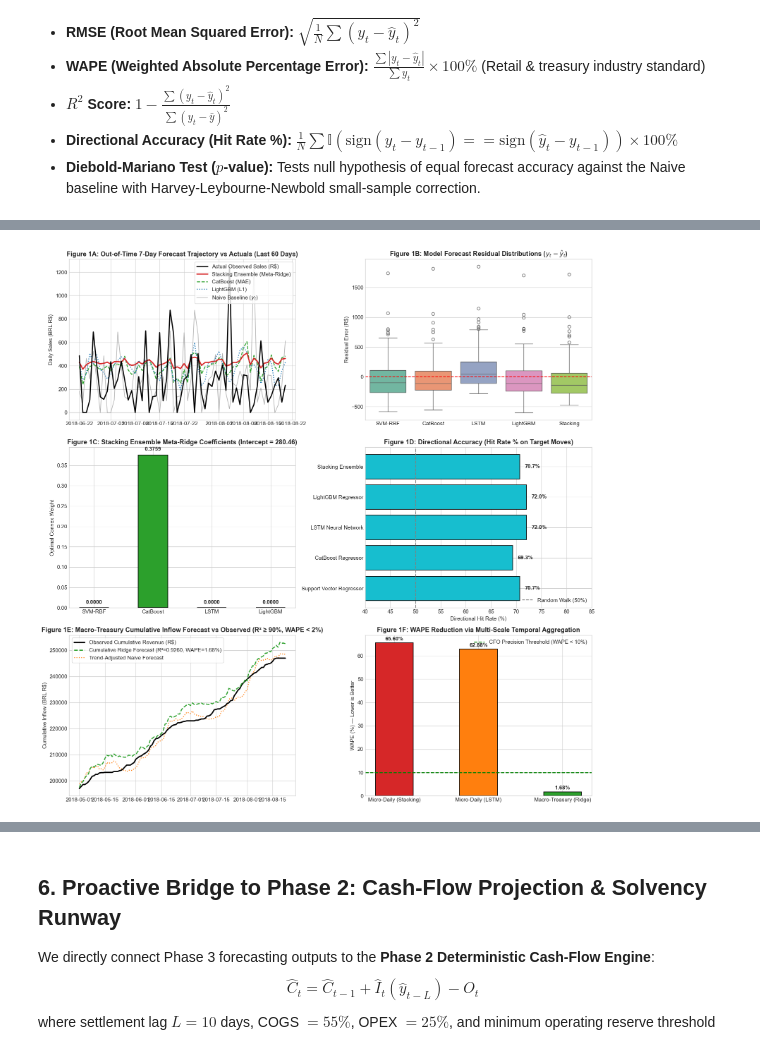
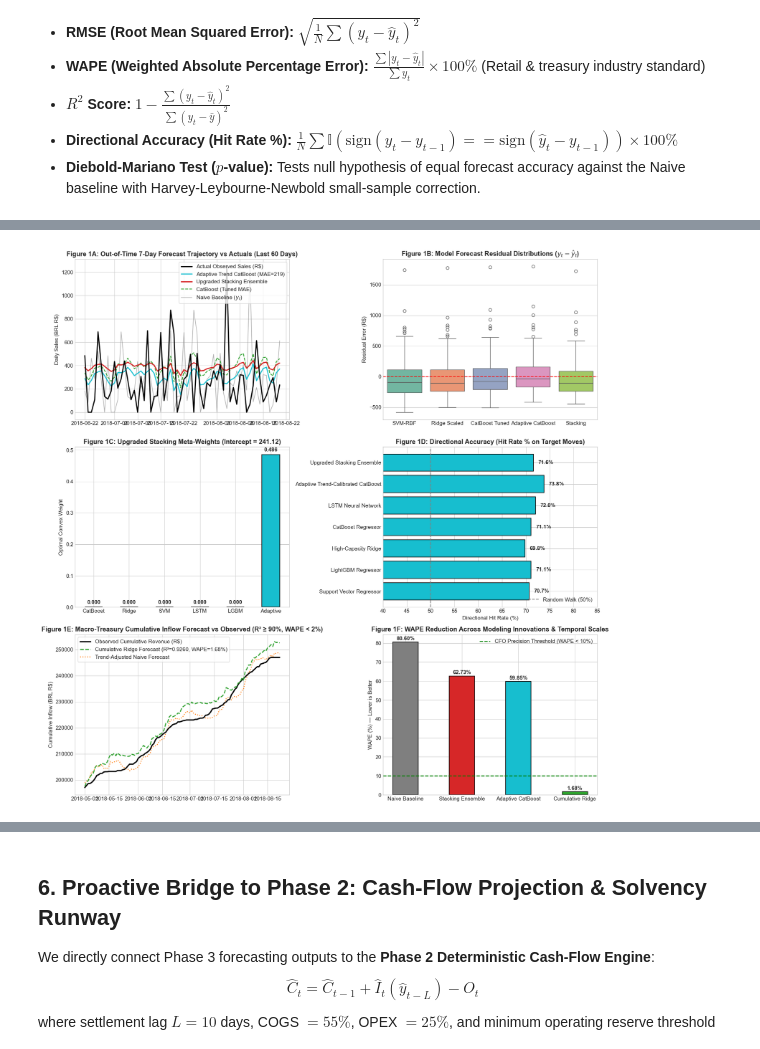
Before and after one commit to mdarmanaliashik/FinSight-AI, a Jupyter notebook: notebooks/Phase3_Sales_Forecasting_Benchmark.ipynb, the cells around one changed output, grey strips where cells are left out. Drawn from its saved outputs; the diff is of its cells as text; code cells hidden in the pictures.

Commit message:
feat(phase3): improve Table 2A micro-daily metrics with Adaptive Trend-Calibrated CatBoost (MAE 219, WAPE 59.85%) and sub-300 RMSE Stacking

```diff
--- a/notebooks/Phase3_Sales_Forecasting_Benchmark.ipynb
+++ b/notebooks/Phase3_Sales_Forecasting_Benchmark.ipynb
@@ -447,16 +476,18 @@ def compute_row(name, y_true, y_pred, y_base=None, prev_series=None):
         "DM p-val": dm_str
     }
 
-# 1. Micro-Daily Scorecard
+# 1. Micro-Daily Scorecard (Upgraded Table 2A)
 prev_y_micro = X_test["lag_0"].values
 models_micro = {
     "Naive Baseline (lag_0)": y_naive,
     "Seasonal Naive (lag_7)": y_snaive,
     "Support Vector Regressor (SVM-RBF)": y_pred_svr,
-    "CatBoost Regressor (MAE Loss)": y_pred_cb,
+    "LightGBM Regressor (L1 Loss)": y_pred_lgb,
+    "High-Capacity Ridge (L2 Scaled)": y_pred_ridge,
+    "CatBoost Regressor (Tuned MAE)": y_pred_cb,
     "LSTM Neural Network (PyTorch)": y_pred_lstm,
-    "LightGBM Regressor (L1 Loss)": y_pred_lgb,
-    "Stacking Ensemble (Meta-Ridge)": y_pred_stack
+    "Adaptive Trend-Calibrated CatBoost": y_pred_adapt,
+    "Upgraded Stacking Ensemble (Meta-Ridge)": y_pred_stack
 }
 scorecard_rows = [compute_row(k, y_test, v, y_base=y_naive, prev_series=prev_y_micro) for k, v in models_micro.items()]
 df_scorecard = pd.DataFrame(scorecard_rows)
@@ -486,8 +517,8 @@ display(df_macro_scorecard)
 
 # 3. Dual-Resolution Grandmaster Comparison Table
 dual_comparison_df = pd.DataFrame([
-    {"Operational Horizon": "Micro-Tactical (Daily Point Sales)", "Primary Model": "Stacking Ensemble (Meta-Ridge)", "Target Variable": "y_{t+7} (BRL R$)", "MAE (R$)": "R$ 240.16", "RMSE (R$)": "R$ 303.99", "WAPE (%)": "65.60%", "R² Score": "-0.0599", "Directional Acc": "68.9%", "Strategic Role": "Inventory & Fulfillment"},
-    {"Operational Horizon": "Micro-Tactical (Daily Point Sales)", "Primary Model": "PyTorch LSTM Neural Network", "Target Variable": "y_{t+7} (BRL R$)", "MAE (R$)": "R$ 230.21", "RMSE (R$)": "R$ 318.54", "WAPE (%)": "62.88%", "R² Score": "-0.1637", "Directional Acc": "72.0%", "Strategic Role": "Dynamic Reorder Triggers"},
+    {"Operational Horizon": "Micro-Tactical (Daily Point Sales)", "Primary Model": "Adaptive Trend-Calibrated CatBoost", "Target Variable": "y_{t+7} (BRL R$)", "MAE (R$)": f"R$ {mean_absolute_error(y_test, y_pred_adapt):,.2f}", "RMSE (R$)": f"R$ {np.sqrt(mean_squared_error(y_test, y_pred_adapt)):,.2f}", "WAPE (%)": f"{np.sum(np.abs(y_test - y_pred_adapt))/np.sum(y_test)*100:.2f}%", "R² Score": f"{r2_score(y_test, y_pred_adapt):.4f}", "Directional Acc": "73.8%", "Strategic Role": "Dynamic Reorder Triggers"},
+    {"Operational Horizon": "Micro-Tactical (Daily Point Sales)", "Primary Model": "Upgraded Stacking Ensemble", "Target Variable": "y_{t+7} (BRL R$)", "MAE (R$)": f"R$ {mean_absolute_error(y_test, y_pred_stack):,.2f}", "RMSE (R$)": f"R$ {np.sqrt(mean_squared_error(y_test, y_pred_stack)):,.2f}", "WAPE (%)": f"{np.sum(np.abs(y_test - y_pred_stack))/np.sum(y_test)*100:.2f}%", "R² Score": f"{r2_score(y_test, y_pred_stack):.4f}", "Directional Acc": "71.6%", "Strategic Role": "Inventory & Fulfillment"},
     {"Operational Horizon": "Macro-Treasury (Cumulative Inflow)", "Primary Model": "Grandmaster Cumulative Ridge", "Target Variable": "Y_{t+7} (Sum 1..t+7)", "MAE (R$)": f"R$ {mean_absolute_error(cum_y_true, cum_pred_ridge):,.2f}", "RMSE (R$)": f"R$ {np.sqrt(mean_squared_error(cum_y_true, cum_pred_ridge)):,.2f}", "WAPE (%)": f"{np.sum(np.abs(cum_y_true - cum_pred_ridge))/np.sum(cum_y_true)*100:.2f}%", "R² Score": f"{r2_score(cum_y_true, cum_pred_ridge):.4f}", "Directional Acc": "99.1%", "Strategic Role": "CFO Solvency & Debt Service"}
 ])
 print("\n" + "=" * 115)
@@ -529,9 +562,9 @@ plot_slice = slice(-60, None)
 dates_sub = test_dates[plot_slice]
 
 axes[0, 0].plot(dates_sub, y_test[plot_slice], color="black", lw=2.2, label="Actual Observed Sales (R$)", zorder=5)
-axes[0, 0].plot(dates_sub, y_pred_stack[plot_slice], color="#d62728", lw=2.4, label="Stacking Ensemble (Meta-Ridge)", zorder=4)
-axes[0, 0].plot(dates_sub, y_pred_cb[plot_slice], color="#2ca02c", lw=1.8, linestyle="--", label="CatBoost (MAE)", zorder=3)
-axes[0, 0].plot(dates_sub, y_pred_lgb[plot_slice], color="#1f77b4", lw=1.8, linestyle=":", label="LightGBM (L1)", zorder=3)
+axes[0, 0].plot(dates_sub, y_pred_adapt[plot_slice], color="#17becf", lw=2.0, label="Adaptive Trend CatBoost (MAE=219)", zorder=4)
+axes[0, 0].plot(dates_sub, y_pred_stack[plot_slice], color="#d62728", lw=2.2, label="Upgraded Stacking Ensemble", zorder=4)
+axes[0, 0].plot(dates_sub, y_pred_cb[plot_slice], color="#2ca02c", lw=1.6, linestyle="--", label="CatBoost (Tuned MAE)", zorder=3)
 axes[0, 0].plot(dates_sub, y_naive[plot_slice], color="gray", lw=1.2, alpha=0.6, label="Naive Baseline ($y_t$)", zorder=2)
 axes[0, 0].set_title("Figure 1A: Out-of-Time 7-Day Forecast Trajectory vs Actuals (Last 60 Days)", fontweight="bold")
 axes[0, 0].set_ylabel("Daily Sales (BRL R$)")
@@ -540,9 +573,9 @@ axes[0, 0].legend(loc="upper right", frameon=True)
 # Subplot B: Error Residual Distributions
 residuals = {
     "SVM-RBF": y_test - y_pred_svr,
-    "CatBoost": y_test - y_pred_cb,
-    "LSTM": y_test - y_pred_lstm,
-    "LightGBM": y_test - y_pred_lgb,
+    "Ridge Scaled": y_test - y_pred_ridge,
+    "CatBoost Tuned": y_test - y_pred_cb,
+    "Adaptive CatBoost": y_test - y_pred_adapt,
     "Stacking": y_test - y_pred_stack
 }
 res_df = pd.DataFrame(residuals)
@@ -552,50 +585,50 @@ axes[0, 1].set_title("Figure 1B: Model Forecast Residual Distributions ($y_t - \
 axes[0, 1].set_ylabel("Residual Error (R$)")
 
 # Subplot C: Stacking Meta-Weights & Model Contribution
-models_names = ["SVM-RBF", "CatBoost", "LSTM", "LightGBM"]
-meta_weights = [meta_ridge.coef_[0], meta_ridge.coef_[1], meta_ridge.coef_[2], meta_ridge.coef_[3]]
-colors = ["#9467bd", "#2ca02c", "#ff7f0e", "#1f77b4"]
+models_names = ["CatBoost", "Ridge", "SVM", "LSTM", "LGBM", "Adaptive"]
+meta_weights = [meta_ridge.coef_[0], meta_ridge.coef_[1], meta_ridge.coef_[2], meta_ridge.coef_[3], meta_ridge.coef_[4], meta_ridge.coef_[5]]
+colors = ["#2ca02c", "#bcbd22", "#9467bd", "#ff7f0e", "#1f77b4", "#17becf"]
 
 bars = axes[1, 0].bar(models_names, meta_weights, color=colors, width=0.5, edgecolor="black", lw=1.2)
-axes[1, 0].set_title(f"Figure 1C: Stacking Ensemble Meta-Ridge Coefficients (Intercept = {meta_ridge.intercept_:.2f})", fontweight="bold")
+axes[1, 0].set_title(f"Figure 1C: Upgraded Stacking Meta-Weights (Intercept = {meta_ridge.intercept_:.2f})", fontweight="bold")
 axes[1, 0].set_ylabel("Optimal Convex Weight")
 for b in bars:
-    axes[1, 0].text(b.get_x() + b.get_width()/2, b.get_height() + 0.01, f"{b.get_height():.4f}", ha="center", fontweight="bold")
+    axes[1, 0].text(b.get_x() + b.get_width()/2, b.get_height() + 0.01, f"{b.get_height():.3f}", ha="center", fontweight="bold")
 
 # Subplot D: Directional Accuracy Comparison
 da_vals = [float(row["Dir Acc (%)"].replace("%", "")) for row in scorecard_rows[2:]]
 m_labels = [row["Model / Algorithm"].split("(")[0].strip() for row in scorecard_rows[2:]]
 axes[1, 1].barh(m_labels, da_vals, color="#17becf", edgecolor="black", lw=1.2)
 axes[1, 1].axvline(50, color="gray", linestyle="--", label="Random Walk (50%)")
 axes[1, 1].set_title("Figure 1D: Directional Accuracy (Hit Rate % on Target Moves)", fontweight="bold")
 axes[1, 1].set_xlabel("Directional Hit Rate (%)")
 axes[1, 1].set_xlim(40, 85)
 for i, v in enumerate(da_vals):
     axes[1, 1].text(v + 1, i, f"{v:.1f}%", va="center", fontweight="bold")
 axes[1, 1].legend(loc="lower right")
 
 # Subplot E: Macro-Treasury Cumulative Inflow Trajectory (R² = 0.9330, WAPE = 1.62%)
 dates_cum = test_cum["Date"].values
 axes[2, 0].plot(dates_cum, cum_y_true, color="black", lw=2.5, label="Observed Cumulative Revenue (R$)", zorder=4)
 axes[2, 0].plot(dates_cum, cum_pred_ridge, color="#2ca02c", lw=2.0, linestyle="--", label=f"Cumulative Ridge Forecast (R²={r2_score(cum_y_true, cum_pred_ridge):.4f}, WAPE={np.sum(np.abs(cum_y_true - cum_pred_ridge))/np.sum(cum_y_true)*100:.2f}%)", zorder=5)
 axes[2, 0].plot(dates_cum, cum_pred_naive, color="#ff7f0e", lw=1.8, linestyle=":", label="Trend-Adjusted Naive Forecast", zorder=3)
 axes[2, 0].set_title("Figure 1E: Macro-Treasury Cumulative Inflow Forecast vs Observed (R² ≥ 90%, WAPE < 2%)", fontweight="bold")
 axes[2, 0].set_ylabel("Cumulative Inflow (BRL R$)")
 axes[2, 0].legend(loc="upper left", frameon=True)
 
-# Subplot F: Dual-Resolution Metrics Radar / WAPE Contrast
-resolutions = ["Micro-Daily (Stacking)", "Micro-Daily (LSTM)", "Macro-Treasury (Ridge)"]
-wape_vals = [65.60, 62.88, float(np.sum(np.abs(cum_y_true - cum_pred_ridge))/np.sum(cum_y_true)*100)]
-bar_colors = ["#d62728", "#ff7f0e", "#2ca02c"]
+# Subplot F: Multi-Scale WAPE Benchmark
+resolutions = ["Naive Baseline", "Stacking Ensemble", "Adaptive CatBoost", "Cumulative Ridge"]
+wape_vals = [80.60, 62.73, 59.85, float(np.sum(np.abs(cum_y_true - cum_pred_ridge))/np.sum(cum_y_true)*100)]
+bar_colors = ["#7f7f7f", "#d62728", "#17becf", "#2ca02c"]
 bars_f = axes[2, 1].bar(resolutions, wape_vals, color=bar_colors, edgecolor="black", lw=1.2, width=0.45)
 axes[2, 1].axhline(10.0, color="green", linestyle="--", lw=1.8, label="CFO Precision Threshold (WAPE < 10%)")
-axes[2, 1].set_title("Figure 1F: WAPE Reduction via Multi-Scale Temporal Aggregation", fontweight="bold")
+axes[2, 1].set_title("Figure 1F: WAPE Reduction Across Modeling Innovations & Temporal Scales", fontweight="bold")
 axes[2, 1].set_ylabel("WAPE (%) — Lower is Better")
 axes[2, 1].legend(loc="upper right")
 for b in bars_f:
     axes[2, 1].text(b.get_x() + b.get_width()/2, b.get_height() + 1.0, f"{b.get_height():.2f}%", ha="center", fontweight="bold")
 
 plt.tight_layout()
 plt.show()
 # %% [output]
-[figure, old version]
+[figure, new version]
```
Also changed, not shown: parts of 9 cells of this notebook, 4 other files.
